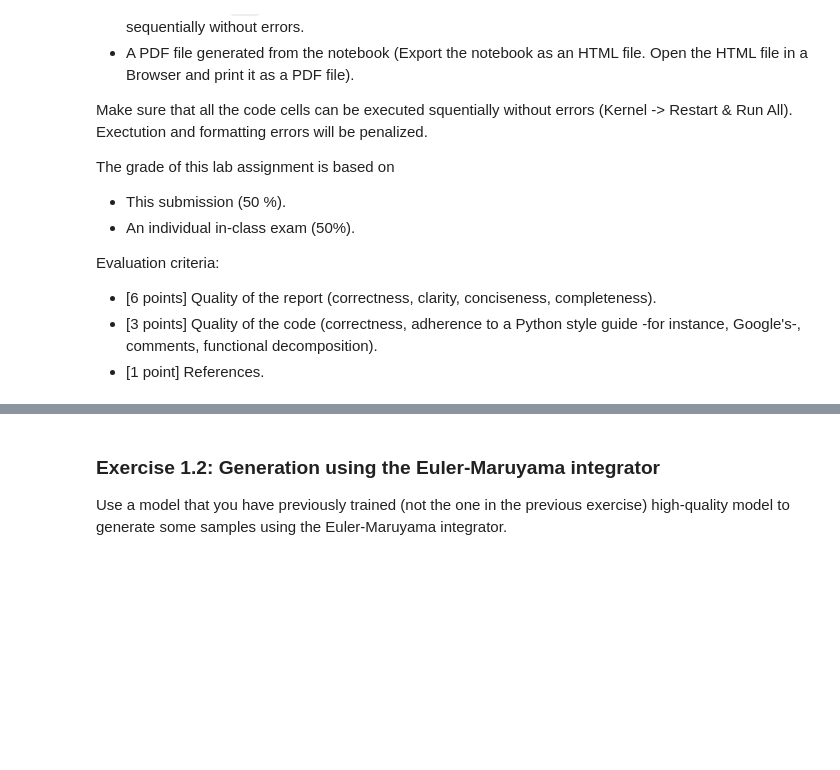
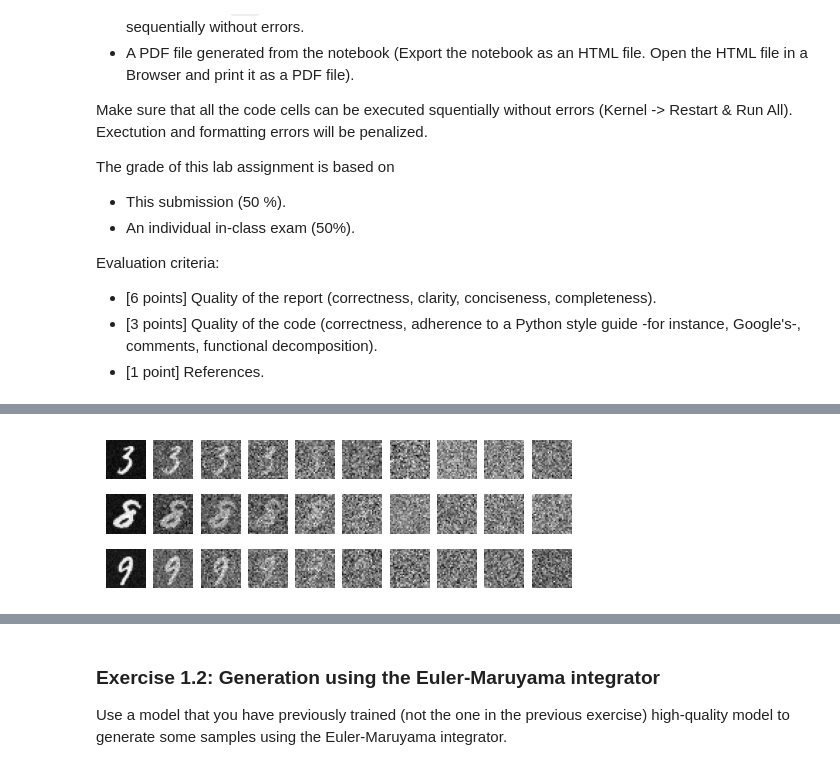
Before and after one commit to JosepDorronsoro/practicas3segundocuatri, a Jupyter notebook: apaut3/proyecto/proyecto_AAIII_02_diffusion_models/project_AAIII_teamCode_lastName1_lastName2.ipynb, the cells around one changed output, grey strips where cells are left out. Cells and saved outputs as stored; diff of their text form; code cells hidden in the pictures; blank space fills up the shorter version.

```diff
--- a/apaut3/proyecto/proyecto_AAIII_02_diffusion_models/project_AAIII_teamCode_lastName1_lastName2.ipynb
+++ b/apaut3/proyecto/proyecto_AAIII_02_diffusion_models/project_AAIII_teamCode_lastName1_lastName2.ipynb
@@ -128,23 +128,43 @@ To model the score we use a **U-net** (Pan et al. (2021) and lecture notes)
 This first block of code should run in less than 5 minutes.
 # %%
 import torch
-import torch.optim as optim
 from torchvision import datasets, transforms
 from torch.utils.data import DataLoader
 
-from diffusion_lib import VEProcess, EulerMaruyamaSampler, GenerativeDiffusionModel
-from score_model import ScoreNet
+from diffusion_lib import VEProcess
+from diffusion_utilities import plot_image_evolution
 
-device = torch.device('cuda' if torch.cuda.is_available() else 'cpu')
+# 1. Cargar unas imÃ¡genes MNIST limpias
+dataset = datasets.MNIST(root='data', train=True, download=True,
+                         transform=transforms.ToTensor())
+loader  = DataLoader(dataset, batch_size=64, shuffle=True)
+x_0, _  = next(iter(loader))        # [B, 1, 28, 28]
+n_images = 3
+x_0 = x_0[:n_images]
 
-# Dataset (subset for < 5 min training)
-transform = transforms.Compose([transforms.ToTensor()])
-dataset = datasets.MNIST(root='./data', train=True, download=True, transform=transform)
-subset = torch.utils.data.Subset(dataset, range(2000))
-train_loader = DataLoader(subset, batch_size=64, shuffle=True)
+# 2. El mismo proceso forward que usaste al entrenar
+ve = VEProcess(sigma=25.0)
 
-# ── Process + score model + generative model ──────────────────────────────────
-ve_process = VEProcess(sigma=25.0)
-score_model = ScoreNet(marginal_prob_std=ve_process.sigma_t).to(device)
-gm = GenerativeDiffusionModel(ve_process, EulerMaruyamaSampler(), score_model, device)
-optimizer = optim.Adam(score_model.parameters(), lr=1e-3)
+# 3. Elegir tiempos. Para VE con sigma=25 conviene espaciado log-ish,
+#    porque la varianza crece exponencialmente con t.
+times = torch.tensor([1e-3, 0.05, 0.10, 0.20, 0.30,
+                      0.50, 0.70, 0.85, 0.95, 1.00])
+
+# 4. Aplicar el kernel cerrado p(x_t | x_0) a cada t y apilar en el formato
+#    que pide plot_image_evolution: (n_images, C, H, W, n_steps)
+trajectory = []
+for t in times:
+    t_batch = t.expand(n_images)
+    x_t, _  = ve.perturb(x_0, t_batch)     # (n_images, 1, 28, 28)
+    trajectory.append(x_t)
+images_t = torch.stack(trajectory, dim=-1)  # (n_images, 1, 28, 28, len(times))
+
+# 5. Mismo plot que en el demo
+_ = plot_image_evolution(
+    images=images_t,
+    n_images=n_images,
+    n_intermediate_steps=list(range(len(times))),  # los 10 a la vez
+    figsize=(6, 2),
+)
+# %% [output]
+[figure, added]
```
Also changed, not shown: parts of 22 cells of this notebook, 40 other files.
